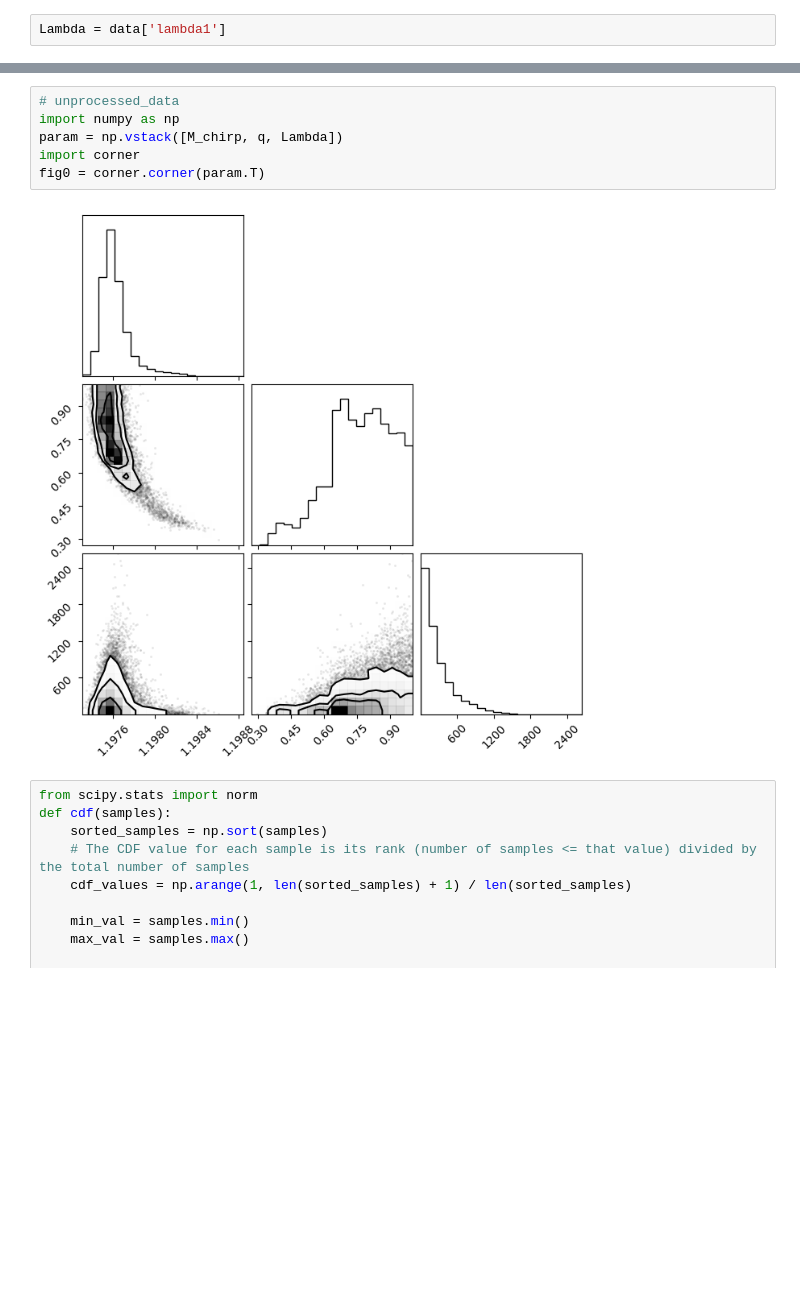
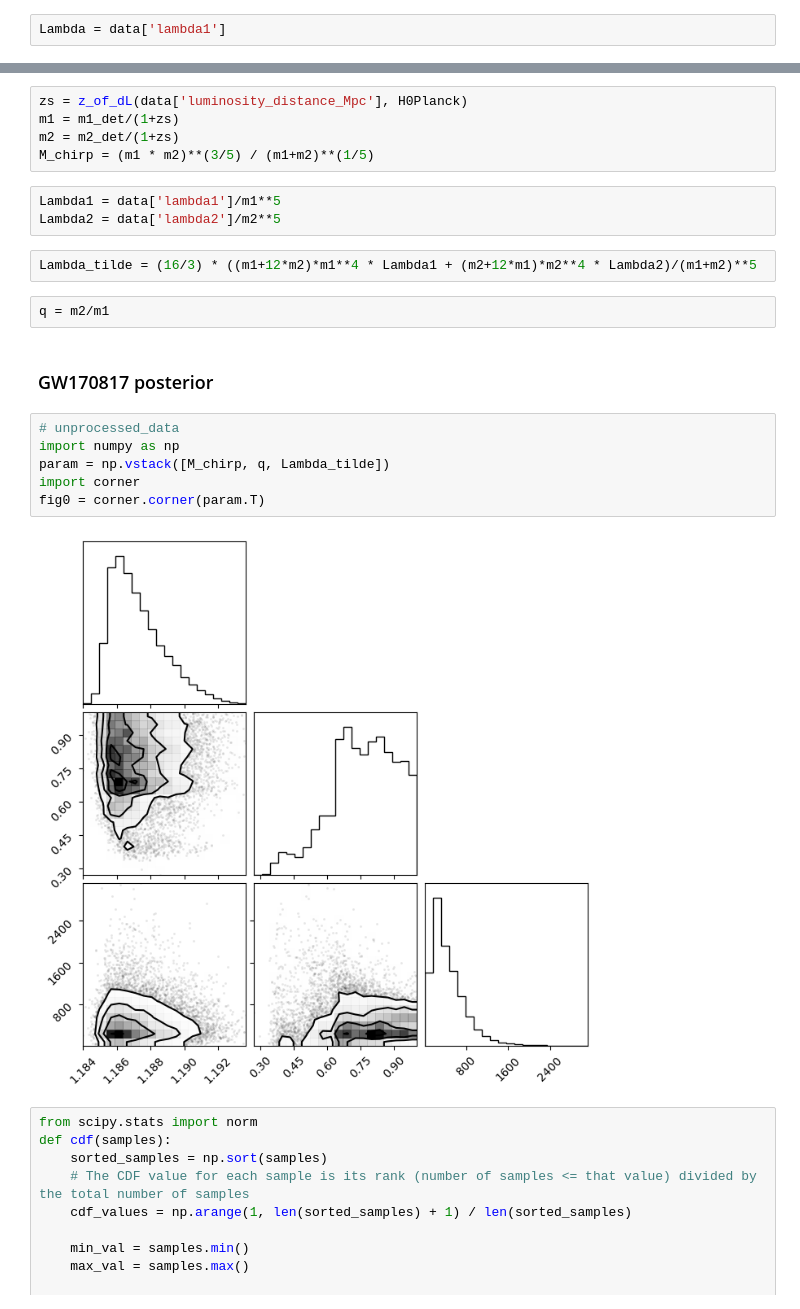
Before and after one commit to manchunyeung/popnflow, a Jupyter notebook: data_170817.ipynb, the cells around one changed output, grey strips where cells are left out. Drawn from its saved outputs; the diff is of its cells as text; blank space fills up the shorter version.

```diff
--- a/data_170817.ipynb
+++ b/data_170817.ipynb
@@ -108,11 +153,25 @@ Lambda = data['lambda1']
+# %%
+zs = z_of_dL(data['luminosity_distance_Mpc'], H0Planck)
+m1 = m1_det/(1+zs)
+m2 = m2_det/(1+zs)
+M_chirp = (m1 * m2)**(3/5) / (m1+m2)**(1/5)
+# %%
+Lambda1 = data['lambda1']/m1**5
+Lambda2 = data['lambda2']/m2**5
+# %%
+Lambda_tilde = (16/3) * ((m1+12*m2)*m1**4 * Lambda1 + (m2+12*m1)*m2**4 * Lambda2)/(m1+m2)**5
+# %%
+q = m2/m1
+# %% [markdown]
+### GW170817 posterior
 # %%
 # unprocessed_data
 import numpy as np
-param = np.vstack([M_chirp, q, Lambda])
+param = np.vstack([M_chirp, q, Lambda_tilde])
 import corner
 fig0 = corner.corner(param.T)
 # %% [output]
-[figure, old version]
+[figure, new version]
 # %%
 from scipy.stats import norm
 def cdf(samples):
```
Also changed, not shown: parts of 18 cells of this notebook.
